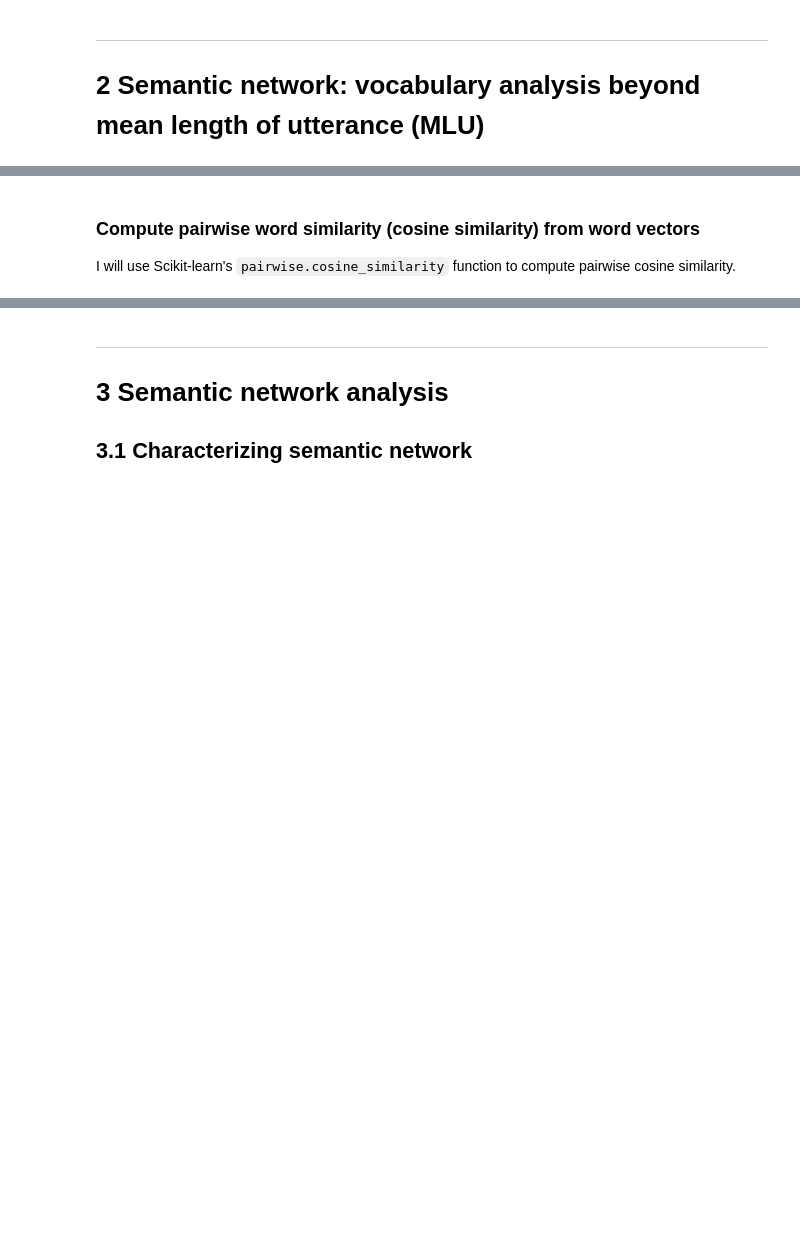
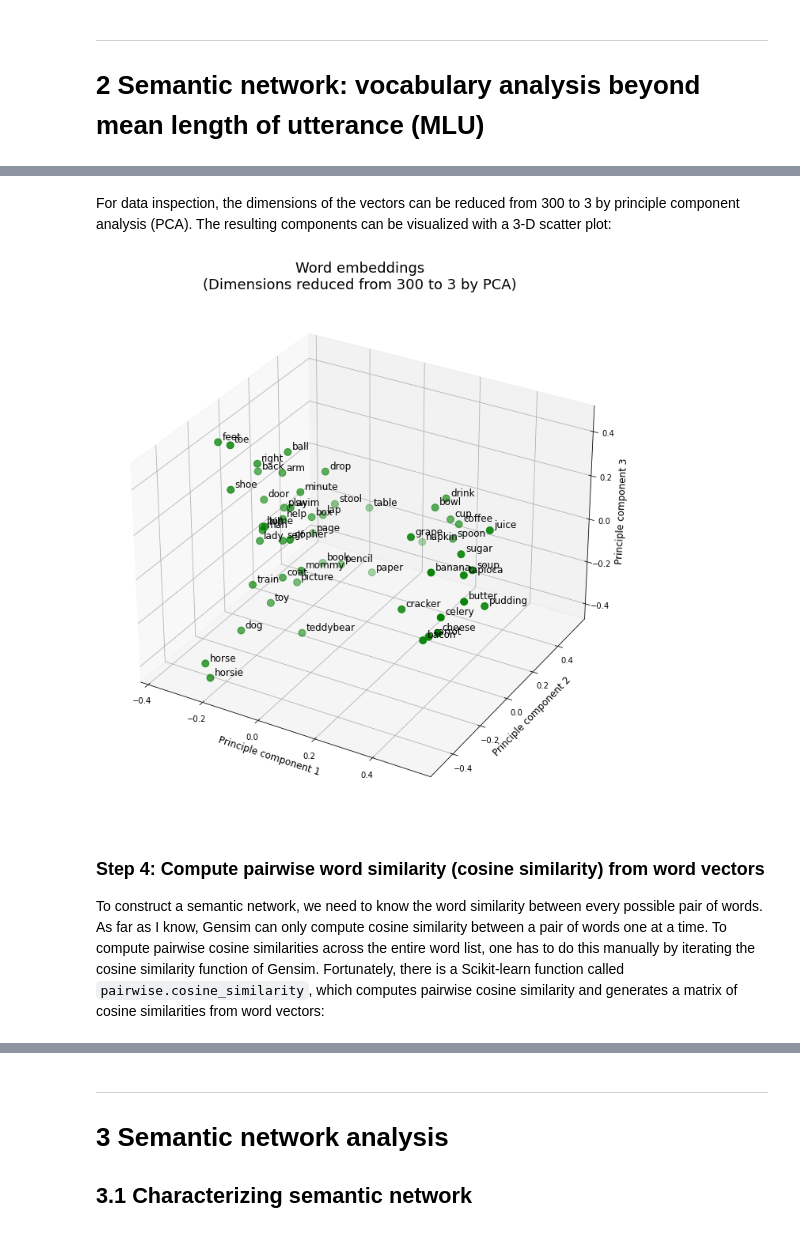
Before and after one commit to Data-Science-for-Linguists-2022/Child-Vocab-Development, a Jupyter notebook: code/vocabulary_analysis.ipynb, the cells around one changed output, grey strips where cells are left out. Drawn from its saved outputs; the diff is of its cells as text; code cells hidden in the pictures; blank space fills up the shorter version.

Commit message:
Changed example file; added 3d plot

```diff
--- a/code/vocabulary_analysis.ipynb
+++ b/code/vocabulary_analysis.ipynb
@@ -129,0 +122,9 @@ cp.pprint(vocab)
+# %%
+# Read 'Eve' in Brown corpus into a reader object
+path = '../data_samples/childes/Brown.zip'
+eve = pylangacq.Reader.from_zip(path, 'Eve')
+# %%
+# Get word list from the 3rd CHAT file in 'eve'
+from etc.pittchat import get_vocab as get_vocab
+vocab = get_vocab(eve[2], pos='n')  # get nouns only
+cp.pprint(vocab)
@@ -134,11 +145,10 @@ Before further processing, we will need to generate word vectors by training mod
 # %%
 # Download and extract ConceptNet-Numberbatch to your local drive, and run the
-#   following code to import the word vectors
+##   following code to import the word vectors
 
 # from gensim.models.keyedvectors import KeyedVectors
-# wordvec = KeyedVectors.load_word2vec_format('C:\Users\manho\gensim-data\conceptnet-numberbatch-19.08\numberbatch-en.txt')
+wordvec = KeyedVectors.load_word2vec_format('C:\Users\manho\gensim-data\conceptnet-numberbatch-19.08\numberbatch-en.txt')
 
 # Save the word vectors in gensim's native format for efficiency
-
-# wordvec.save('../data/conceptnet/numberbatch-en.kv')
+wordvec.save('../data/conceptnet/numberbatch-en.kv')
 # %%
@@ -157,4 +179,36 @@ vocab_wv = wordvec[vocab]
+# %% [markdown]
+For data inspection, the dimensions of the vectors can be reduced from 300 to 3 by principle component analysis (PCA). The resulting components can be visualized with a 3-D scatter plot:
+# %%
+# Reduce dimension from 300 to 3 by PCA
+pca = PCA(n_components=3)
+result = pca.fit_transform(vocab_wv)
+
+# Copy data for each dimension
+X = result[:,0]
+Y = result[:,1]
+Z = result[:,2]
+
+# Create figure with a 3D axis object
+fig = plt.figure(figsize=(12,12))
+ax = fig.add_subplot(projection='3d')
+
+# 3D scatter plot
+ax.scatter(X, Y, Z, facecolors='green', s=80)
+
+# Add word labels
+for x, y, z, word in zip(X, Y, Z, vocab):
+    ax.text(x+0.01, y+0.01, z+0.01, word, size='12')
+
+# Set axis labels and title
+ax.set_xlabel('Principle component 1', size='12')
+ax.set_ylabel('Principle component 2', size='12')
+ax.set_zlabel('Principle component 3', size='12')
+ax.set_title('Word embeddings\n(Dimensions reduced from 300 to 3 by PCA)',size='18')
+ax.grid(color='black')
+plt.show()
+# %% [output]
+[figure, added]
 # %% [markdown]
-### Compute pairwise word similarity (cosine similarity) from word vectors
+### Step 4: Compute pairwise word similarity (cosine similarity) from word vectors
 
-I will use Scikit-learn's `pairwise.cosine_similarity` function to compute pairwise cosine similarity.
+To construct a semantic network, we need to know the word similarity between every possible pair of words. As far as I know, Gensim can only compute cosine similarity between a pair of words one at a time. To compute pairwise cosine similarities across the entire word list, one has to do this manually by iterating the cosine similarity function of Gensim. Fortunately, there is a Scikit-learn function called `pairwise.cosine_similarity`, which computes pairwise cosine similarity and generates a matrix of cosine similarities from word vectors:
```
Also changed, not shown: parts of 24 cells of this notebook.
